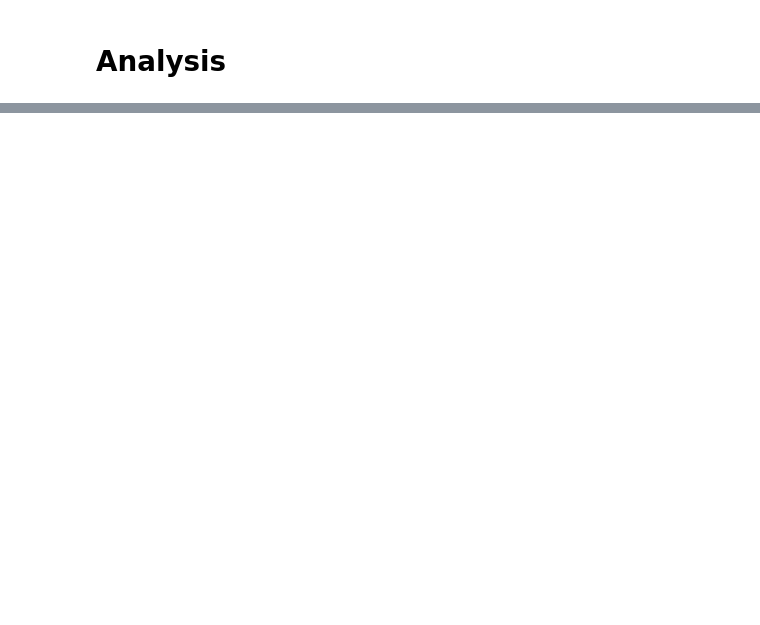
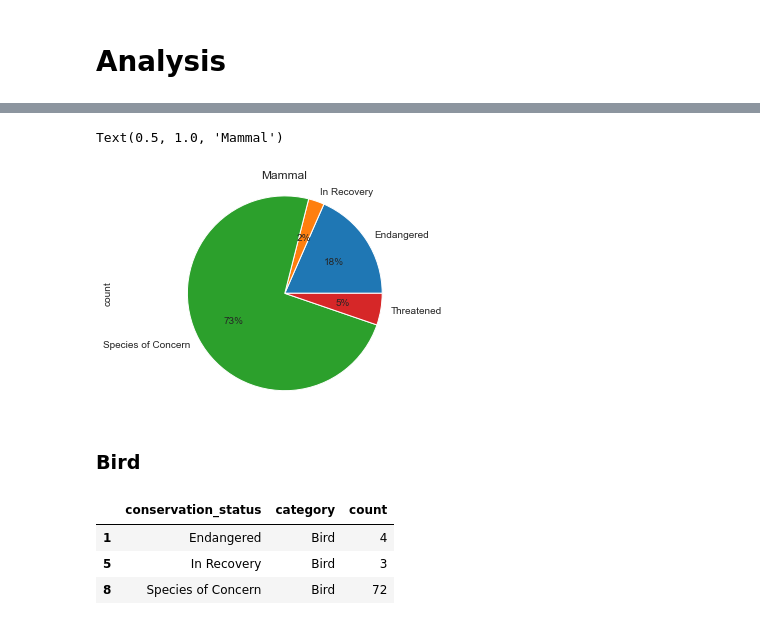
Before and after one commit to Penzragon/biodiversity, a Jupyter notebook: biodiversity.ipynb, the cells around one changed output, grey strips where cells are left out. Drawn from its saved outputs; the diff is of its cells as text; code cells hidden in the pictures; blank space fills up the shorter version.

```diff
--- a/biodiversity.ipynb
+++ b/biodiversity.ipynb
@@ -81,0 +140,4 @@ What is the distribution of conservation_status for animals?
+# %%
+species_sub = species.groupby(['conservation_status', 'category']).size().reset_index()
+species_sub.rename(columns={0: 'count'}, inplace=True)
+species_sub
@@ -81,0 +164,3 @@ What is the distribution of conservation_status for animals?
+# %%
+mammal = species_sub[species_sub.category == 'Mammal']
+mammal
@@ -81,0 +173,18 @@ What is the distribution of conservation_status for animals?
+# %%
+ax = mammal.plot.pie(y='count', labels=mammal.conservation_status, autopct='%1d%%')
+plt.axis('equal')
+ax.get_legend().remove()
+ax.set_title('Mammal')
+# %% [output]
+Text(0.5, 1.0, 'Mammal')
+[figure, added]
+# %% [markdown]
+### Bird
+# %%
+bird = species_sub[species_sub.category == 'Bird']
+bird
+# %% [output]
+|  | conservation_status | category | count |
+| 1 | Endangered | Bird | 4 |
+| 5 | In Recovery | Bird | 3 |
+| 8 | Species of Concern | Bird | 72 |
```
Also changed, not shown: parts of 18 cells of this notebook.
